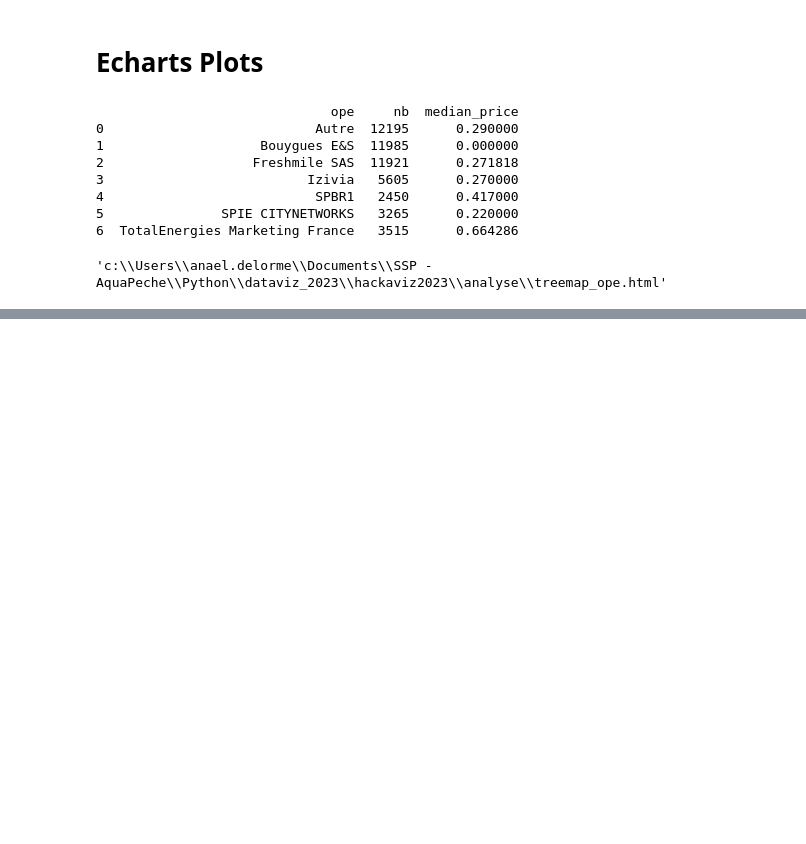
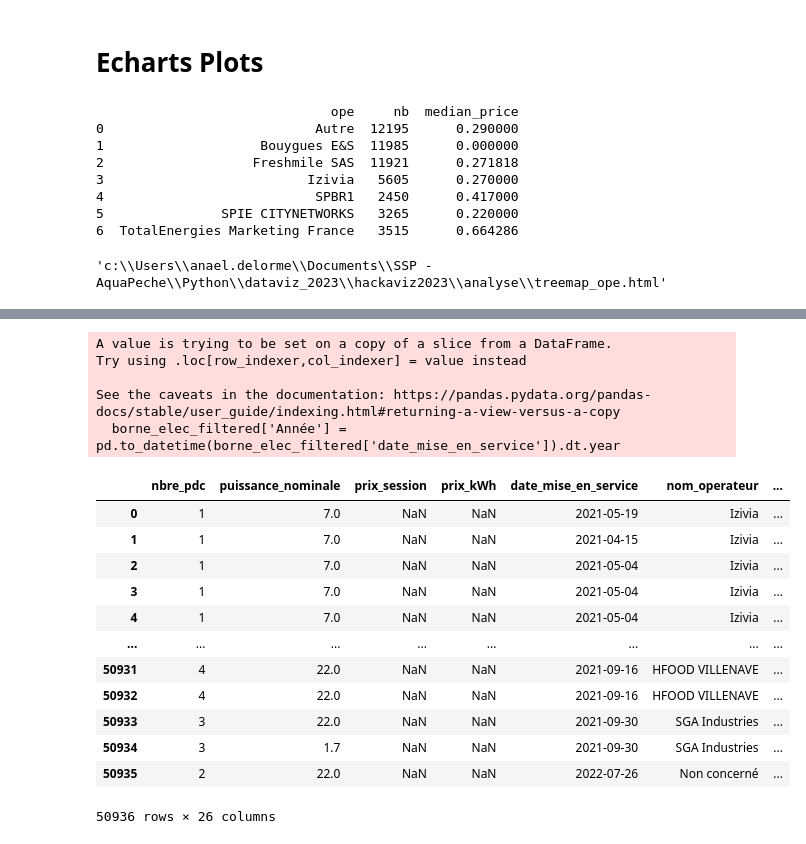
Before and after one commit to anaelDelorme/hackaviz2023, a Jupyter notebook: analyse/exploration_data.ipynb, the cells around one changed output, grey strips where cells are left out. Cells and saved outputs as stored; diff of their text form; code cells hidden in the pictures; blank space fills up the shorter version.

```diff
--- a/analyse/exploration_data.ipynb
+++ b/analyse/exploration_data.ipynb
@@ -300,0 +338,22 @@ c
+# %%
+borne_elec_filtered['Année'] = pd.to_datetime(borne_elec_filtered['date_mise_en_service']).dt.year
+borne_elec_filtered
+# %% [output]
+A value is trying to be set on a copy of a slice from a DataFrame.
+Try using .loc[row_indexer,col_indexer] = value instead
+
+See the caveats in the documentation: https://pandas.pydata.org/pandas-docs/stable/user_guide/indexing.html#returning-a-view-versus-a-copy
+  borne_elec_filtered['Année'] = pd.to_datetime(borne_elec_filtered['date_mise_en_service']).dt.year
+|  | nbre_pdc | puissance_nominale | prix_session | prix_kWh | date_mise_en_service | nom_operateur | ... |
+| 0 | 1 | 7.0 | NaN | NaN | 2021-05-19 | Izivia | ... |
+| 1 | 1 | 7.0 | NaN | NaN | 2021-04-15 | Izivia | ... |
+| 2 | 1 | 7.0 | NaN | NaN | 2021-05-04 | Izivia | ... |
+| 3 | 1 | 7.0 | NaN | NaN | 2021-05-04 | Izivia | ... |
+| 4 | 1 | 7.0 | NaN | NaN | 2021-05-04 | Izivia | ... |
+| ... | ... | ... | ... | ... | ... | ... | ... |
+| 50931 | 4 | 22.0 | NaN | NaN | 2021-09-16 | HFOOD VILLENAVE | ... |
+| 50932 | 4 | 22.0 | NaN | NaN | 2021-09-16 | HFOOD VILLENAVE | ... |
+| 50933 | 3 | 22.0 | NaN | NaN | 2021-09-30 | SGA Industries | ... |
+| 50934 | 3 | 1.7 | NaN | NaN | 2021-09-30 | SGA Industries | ... |
+| 50935 | 2 | 22.0 | NaN | NaN | 2022-07-26 | Non concerné | ... |
+50936 rows × 26 columns
```
Also changed, not shown: parts of 28 cells of this notebook, 19 other files.
